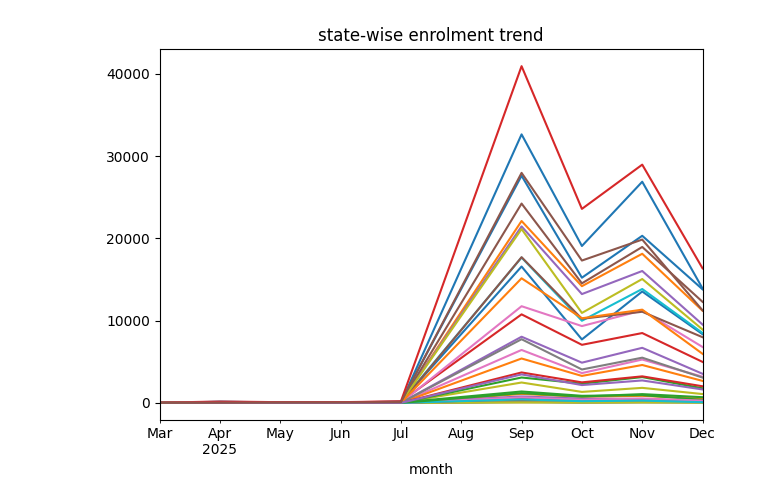
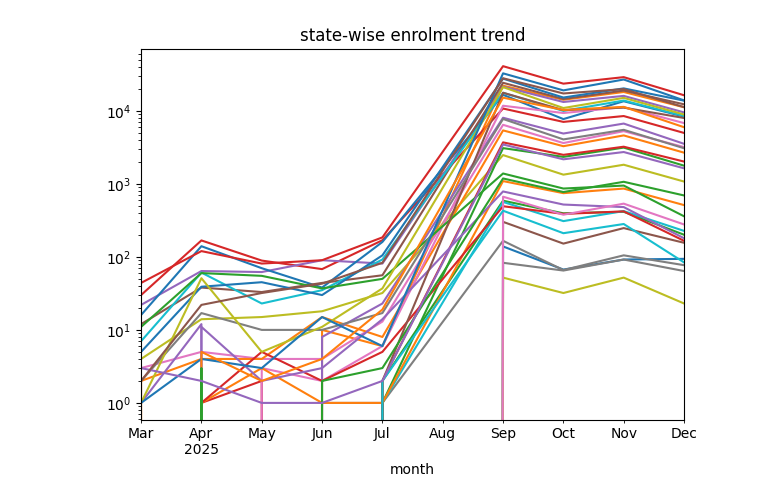
Before and after one commit to RishikaBothra/vestige, a Jupyter notebook: notebooks/State-wise Enrolment Trend Over Months.ipynb, the cells around one changed output. Saved outputs shown, nothing was run; the diff lists cells and outputs as text; code cells hidden in the pictures.

```diff
--- a/notebooks/State-wise Enrolment Trend Over Months.ipynb
+++ b/notebooks/State-wise Enrolment Trend Over Months.ipynb
@@ -1,15 +1,16 @@
 # %%
 import pandas as pd
 import matplotlib.pyplot as plt
 
 enrolment_df=pd.read_parquet("../sql/data/data_cache/enrolment_clean.parquet")
 enrolment_df["month"]=pd.to_datetime(enrolment_df["date"]).dt.to_period("M")
 
 trend=enrolment_df.groupby(["state","month"]).size().unstack(fill_value=0)
 
 trend.T.plot(legend=False)
 plt.title("state-wise enrolment trend")
 plt.tight_layout()
+plt.yscale("log")
 plt.show()
 # %% [output]
-[figure, old version]
+[figure, new version]
```
Also changed, not shown: 12 other files.
